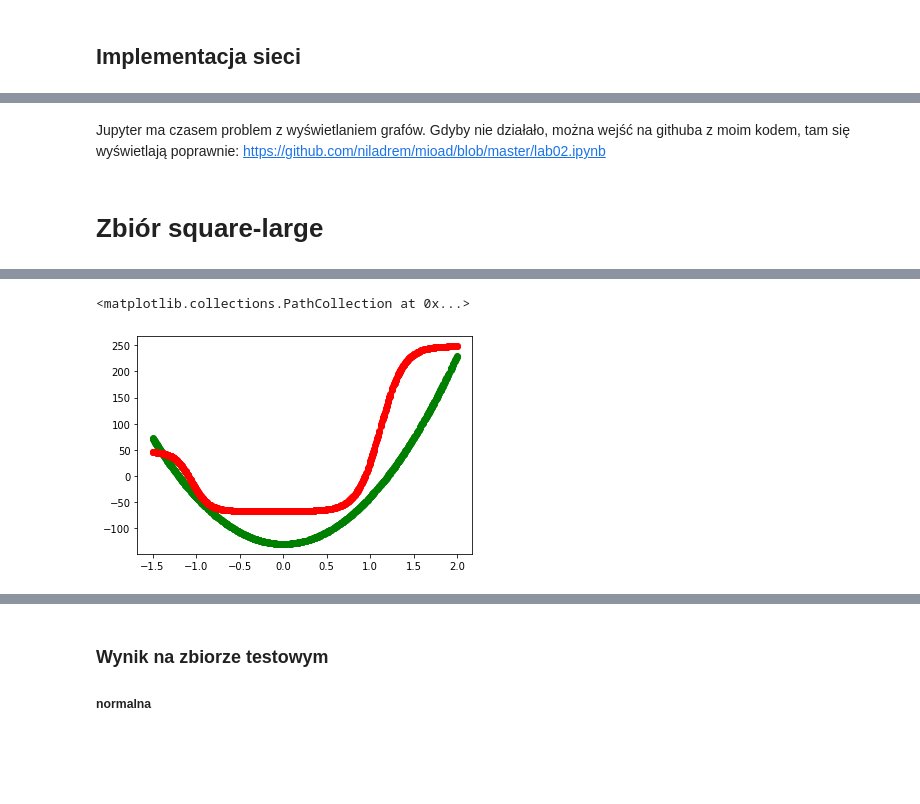
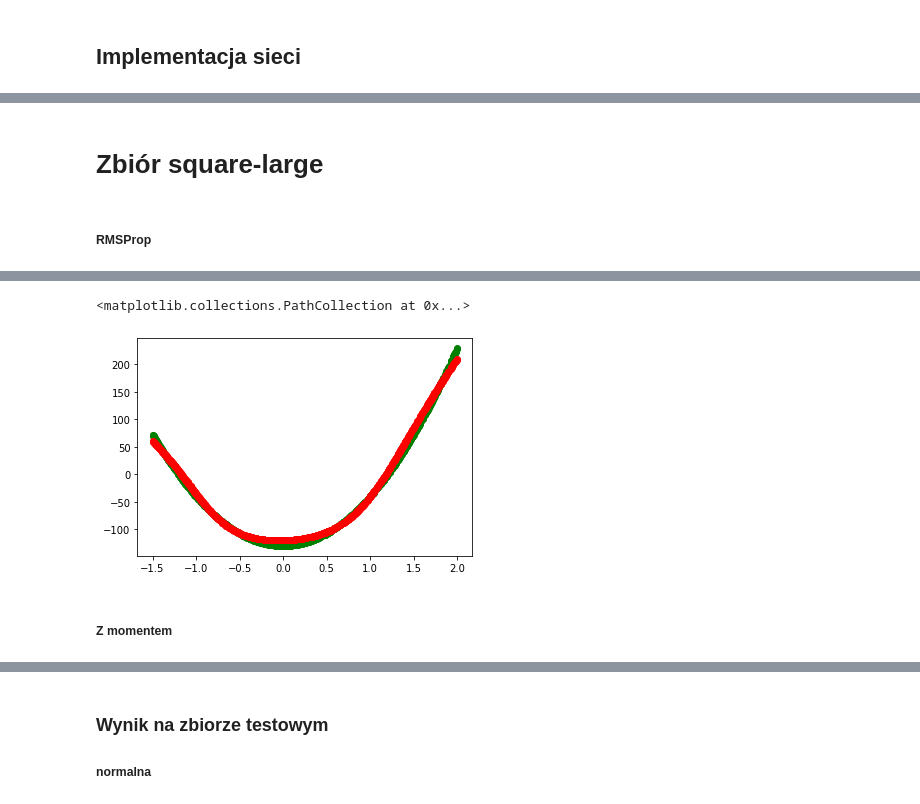
Before and after one commit to niladrem/mioad, a Jupyter notebook: lab03.ipynb, the cells around one changed output, grey strips where cells are left out. Cells and saved outputs as stored; diff of their text form; code cells hidden in the pictures; blank space fills up the shorter version.

```diff
--- a/lab03.ipynb
+++ b/lab03.ipynb
@@ -313,15 +309,15 @@ network2.draw("test")
-# %% [markdown]
-Jupyter ma czasem problem z wyświetlaniem grafów. Gdyby nie działało, można wejść na githuba z moim kodem, tam się wyświetlają poprawnie: https://github.com/niladrem/mioad/blob/master/lab02.ipynb
 # %% [markdown]
 # Zbiór square-large
 # %%
 train_df = pd.read_csv('./mio1/regression/square-large-training.csv', index_col=0)
 test_df = pd.read_csv('./mio1/regression/square-large-test.csv', index_col=0)
+# %% [markdown]
+##### RMSProp
 # %%
 %%time
 np.random.seed(2137) # seed ustawiony na sztywno, by zawsze dostawać te same wyniki
 rmsprop_mlp = Network(["sigmoid", "linear"], [1,4,1], gen_type="0|1", norm=True)
-_, rmsprop_err = rmsprop_mlp.train_network(np.expand_dims(train_df['x'], 1), np.expand_dims(train_df['y'], 1), n_epoch=50, l_rate=0.5, rmsprop=True, batch_size=32)
+_, rmsprop_err = rmsprop_mlp.train_network(np.expand_dims(train_df['x'], 1), np.expand_dims(train_df['y'], 1), n_epoch=50, l_rate=0.1, rmsprop=True, batch_size=32)
 
 y_pred = rmsprop_mlp.predict(np.expand_dims(train_df['x'], 1))
 y_pred = np.squeeze(y_pred)
@@ -333,5 +329,7 @@ Wall time: 4.46 s
 <matplotlib.collections.PathCollection at 0x...>
-[figure, old version]
+[figure, new version]
+# %% [markdown]
+##### Z momentem
 # %%
 %%time
 np.random.seed(2137) # seed ustawiony na sztywno, by zawsze dostawać te same wyniki
```
Also changed, not shown: parts of 63 cells of this notebook.
